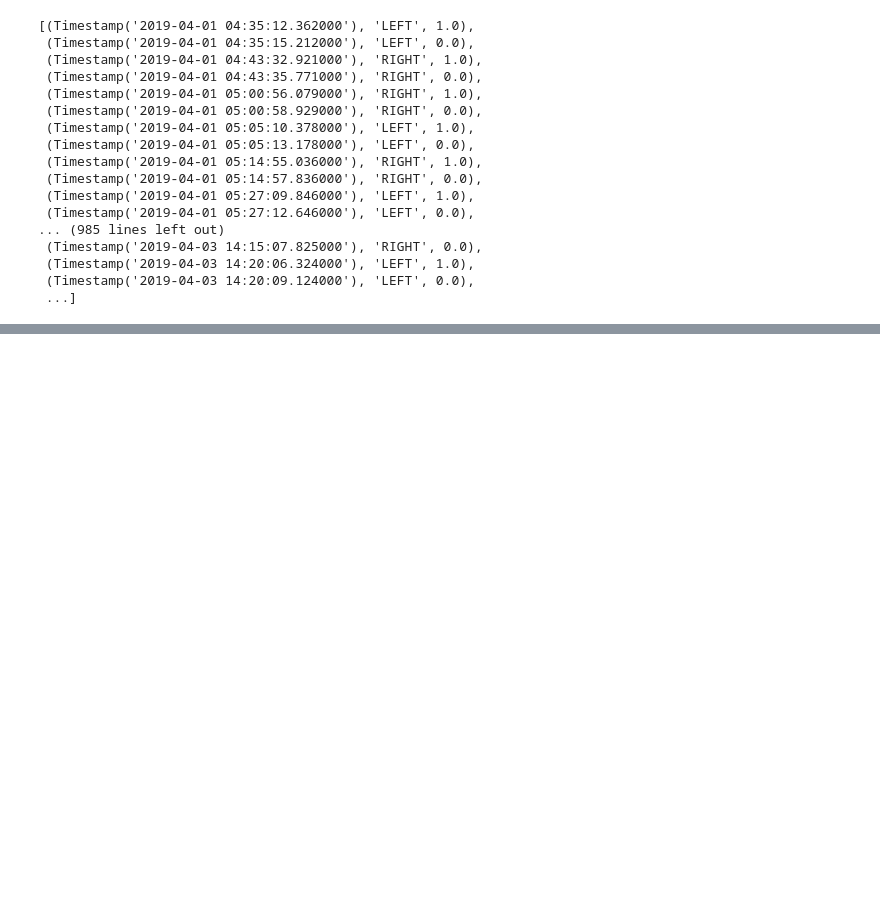
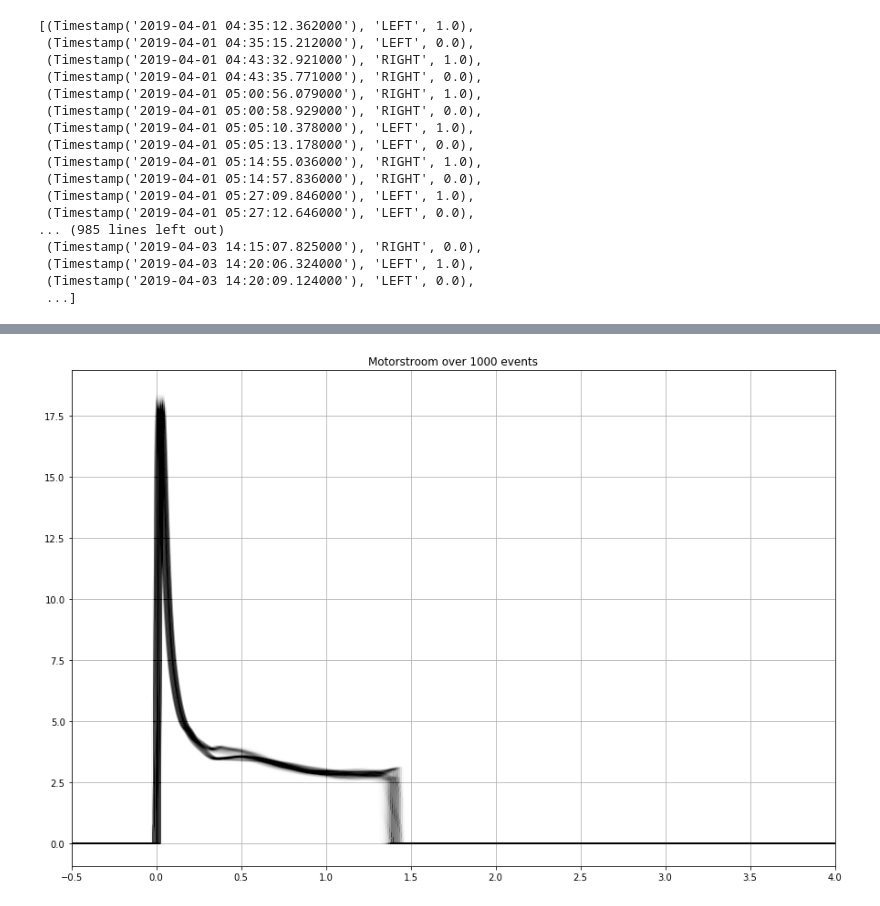
Before and after one commit to PSilvestre/HackDelftCGI, a Jupyter notebook: Motorstroom.ipynb, the cells around one changed output, grey strips where cells are left out. Drawn from its saved outputs; the diff is of its cells as text; code cells hidden in the pictures; blank space fills up the shorter version.

```diff
--- a/Motorstroom.ipynb
+++ b/Motorstroom.ipynb
@@ -203,0 +183,24 @@ Wall time: 65.1 ms
+# %%
+def visualize_event2(starttime_in):
+    starttime = starttime_in - datetime.timedelta(seconds=0.5)
+    endtime = starttime_in + datetime.timedelta(seconds=4)
+
+    motorstroom_period = data_for_period(motorstroom_, starttime, starttime_in, endtime)
+    #print(motorstroom_period)
+    plt.plot(motorstroom_period[:,0], motorstroom_period[:,1], linewidth=2, color=(0,0,0), alpha=0.002)
+
+plt.figure(figsize=(15,10))
+
+count = 0
+
+for when, what, val in events[0:2000]:
+    if val > 0.5:
+        visualize_event2(when)
+        count += 1
+
+plt.grid(which='both')
+plt.xlim([-0.5, 4])
+plt.title('Motorstroom over ' + str(count) + ' events')
+plt.savefig('1000events.png')
+# %% [output]
+[figure, added]
```
Also changed, not shown: parts of 1 cell of this notebook.
